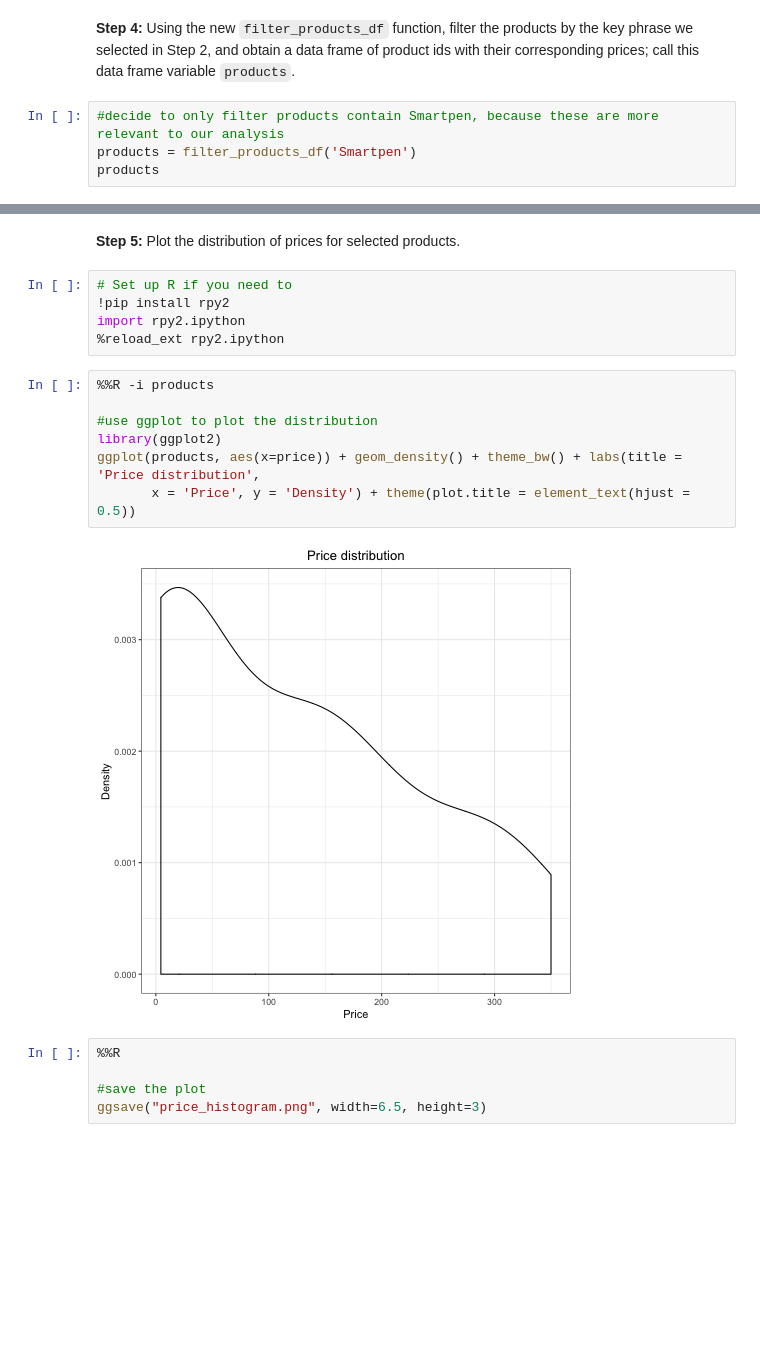
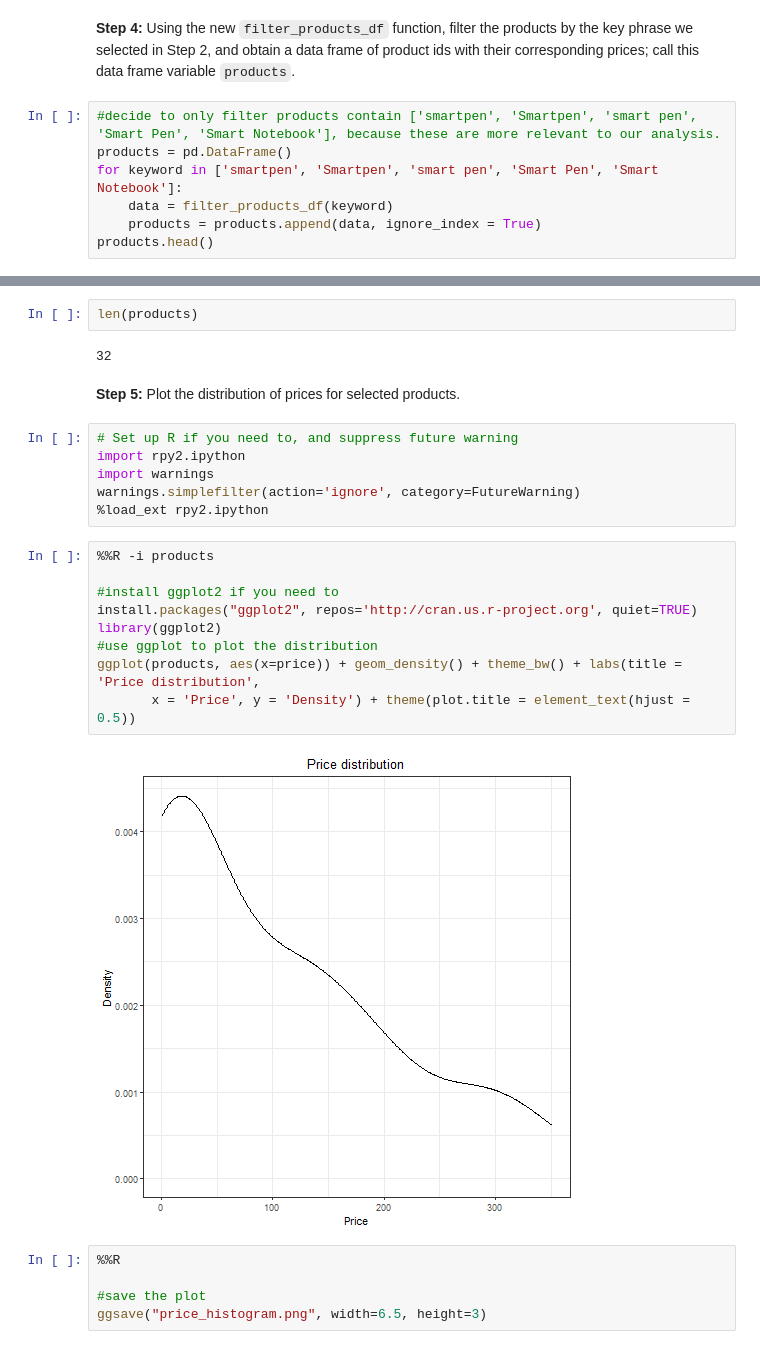
Before and after one commit to XuebinZhu/Projects, a Jupyter notebook: Smart Pen Project/Evaluating Market Demand for Smart Pen.ipynb, the cells around one changed output, grey strips where cells are left out. Cells and saved outputs as stored; diff of their text form; blank space fills up the shorter version.

```diff
--- a/Smart Pen Project/Evaluating Market Demand for Smart Pen.ipynb
+++ b/Smart Pen Project/Evaluating Market Demand for Smart Pen.ipynb
@@ -105,8 +91,11 @@ def filter_products_df(key_phrase):
 # %% [markdown]
 **Step 4:** Using the new `filter_products_df` function, filter the products by the key phrase we selected in Step 2, and obtain a data frame of product ids with their corresponding prices; call this data frame variable `products`.
 # %%
-#decide to only filter products contain Smartpen, because these are more relevant to our analysis
-products = filter_products_df('Smartpen')
-products
+#decide to only filter products contain ['smartpen', 'Smartpen', 'smart pen', 'Smart Pen', 'Smart Notebook'], because these are more relevant to our analysis.
+products = pd.DataFrame()
+for keyword in ['smartpen', 'Smartpen', 'smart pen', 'Smart Pen', 'Smart Notebook']:
+    data = filter_products_df(keyword)
+    products = products.append(data, ignore_index = True)
+products.head()
 # %% [output]
 [interactive output not drawn]
@@ -130,19 +112,26 @@ products
+# %%
+len(products)
+# %% [output]
+32
 # %% [markdown]
 **Step 5:** Plot the distribution of prices for selected products.
 # %%
-# Set up R if you need to
-!pip install rpy2
+# Set up R if you need to, and suppress future warning
 import rpy2.ipython
-%reload_ext rpy2.ipython
+import warnings
+warnings.simplefilter(action='ignore', category=FutureWarning)
+%load_ext rpy2.ipython
 # %%
 %%R -i products
 
+#install ggplot2 if you need to
+install.packages("ggplot2", repos='http://cran.us.r-project.org', quiet=TRUE)
+library(ggplot2)
 #use ggplot to plot the distribution
-library(ggplot2)
 ggplot(products, aes(x=price)) + geom_density() + theme_bw() + labs(title = 'Price distribution',
        x = 'Price', y = 'Density') + theme(plot.title = element_text(hjust = 0.5))
 # %% [output]
-[figure, old version]
+[figure, new version]
 # %%
 %%R
 
```
Also changed, not shown: parts of 41 cells of this notebook.
